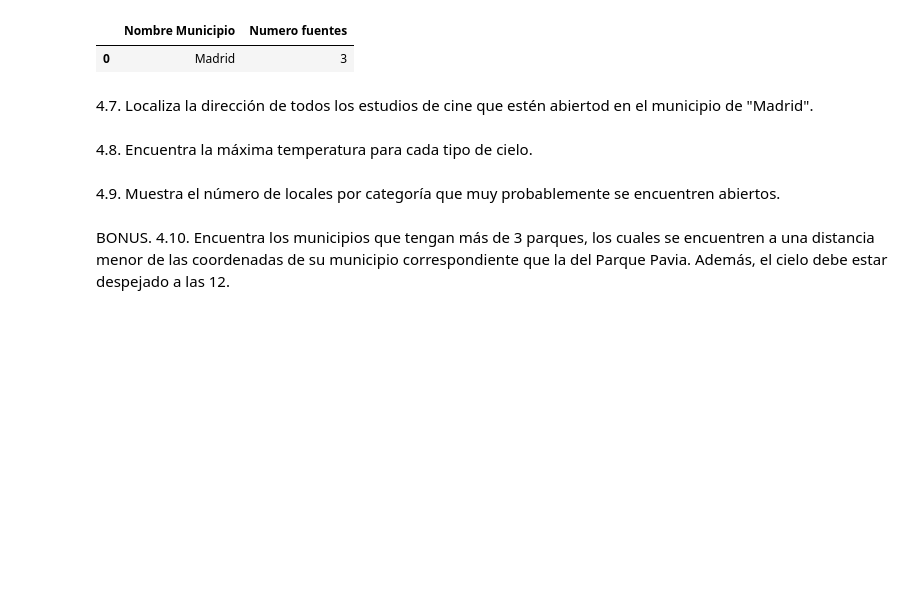
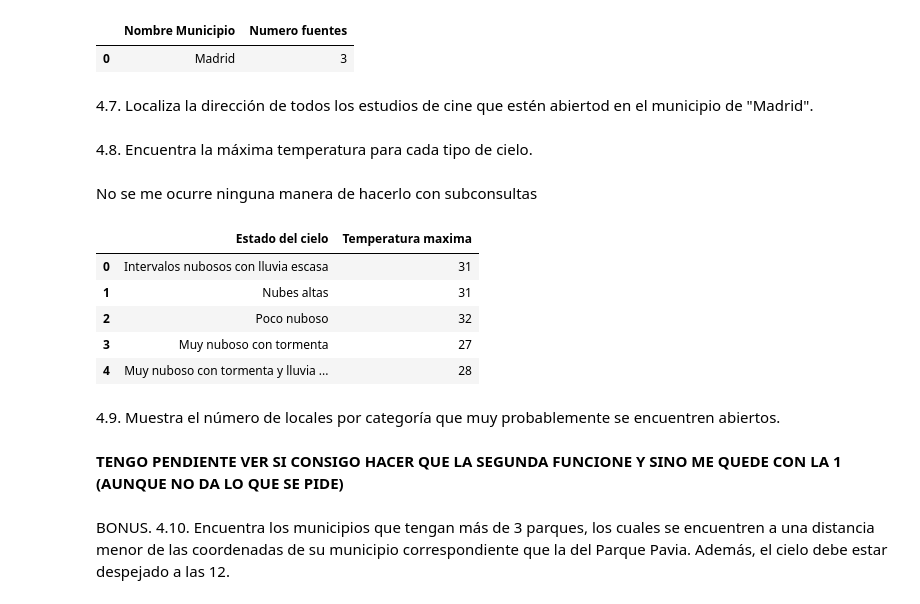
Before and after one commit to jgilsu11/laboratorio-modulo4-leccion03-SQL_y_Python, a Jupyter notebook: lab15.ipynb, the cells around one changed output. Drawn from its saved outputs; the diff is of its cells as text; code cells hidden in the pictures; blank space fills up the shorter version.

```diff
--- a/lab15.ipynb
+++ b/lab15.ipynb
@@ -445,5 +447,28 @@ df_query17.head()
 #NO TENGO LA DIRECCION QUIZA PUEDO TRAER LA LATITUD EN SU LUGAR (SI ME DA TIEMPO AL ACABAR)
 # %% [markdown]
 4.8. Encuentra la máxima temperatura para cada tipo de cielo.
+# %% [markdown]
+No se me ocurre ninguna manera de hacerlo con subconsultas
+# %%
+cursor= conexion.cursor()
+query_tempcielo="""
+SELECT cielo, MAX(temperatura_°c)
+FROM cielo c
+INNER JOIN tiempo t ON c.id_cielo = t.id_cielo
+GROUP BY c.cielo;
+"""
+cursor.execute(query_tempcielo)
+
+df_query18 = pd.DataFrame(cursor.fetchall(), columns=["Estado del cielo", "Temperatura maxima"])
+df_query18.head()
+# %% [output]
+|  | Estado del cielo | Temperatura maxima |
+| 0 | Intervalos nubosos con lluvia escasa | 31 |
+| 1 | Nubes altas | 31 |
+| 2 | Poco nuboso | 32 |
+| 3 | Muy nuboso con tormenta | 27 |
+| 4 | Muy nuboso con tormenta y lluvia ... | 28 |
 # %% [markdown]
 4.9. Muestra el número de locales por categoría que muy probablemente se encuentren abiertos.
+# %% [markdown]
+**TENGO PENDIENTE VER SI CONSIGO HACER QUE LA SEGUNDA FUNCIONE Y SINO ME QUEDE CON LA 1 (AUNQUE NO DA LO QUE SE PIDE)**
```
Also changed, not shown: parts of 3 cells of this notebook.
